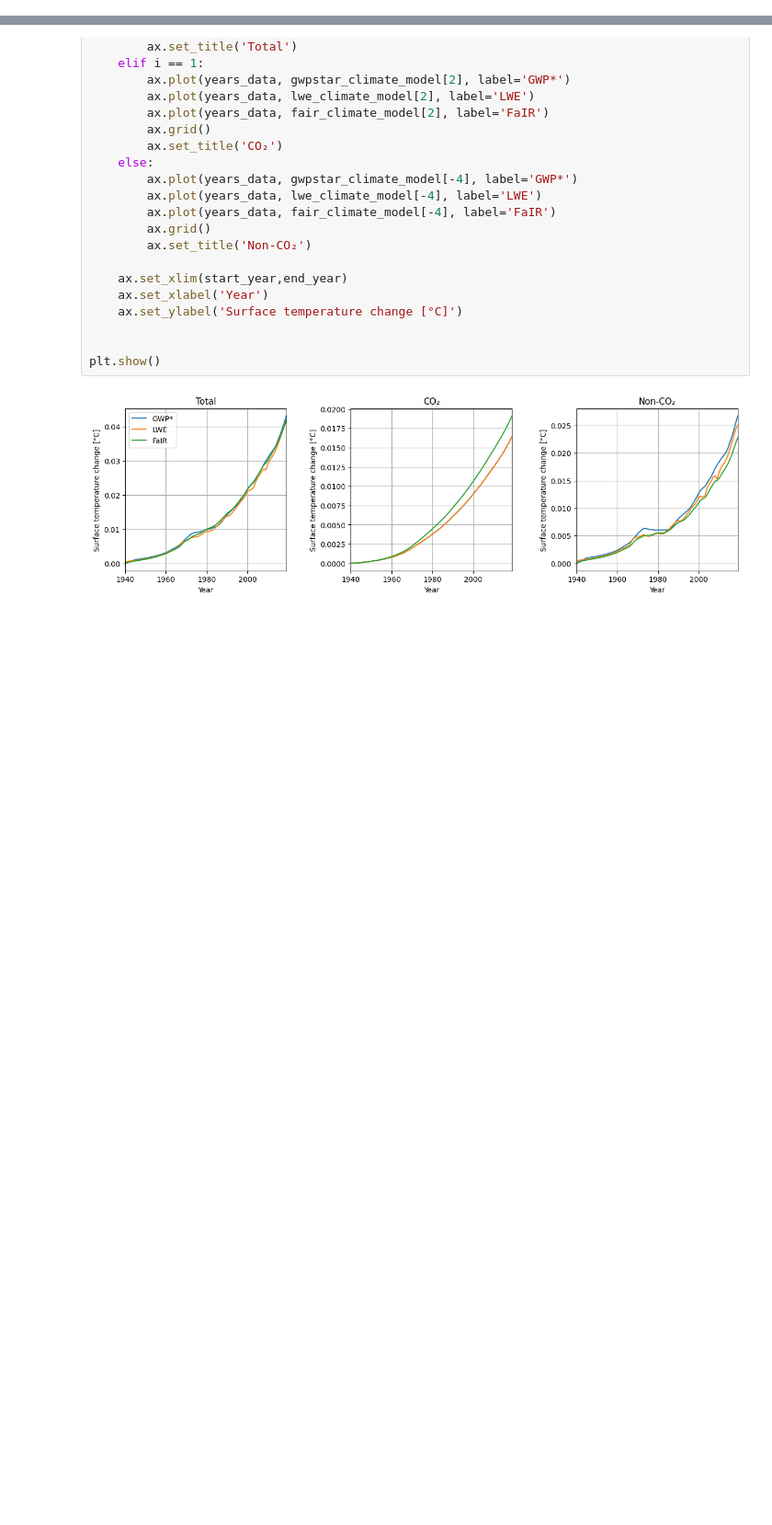
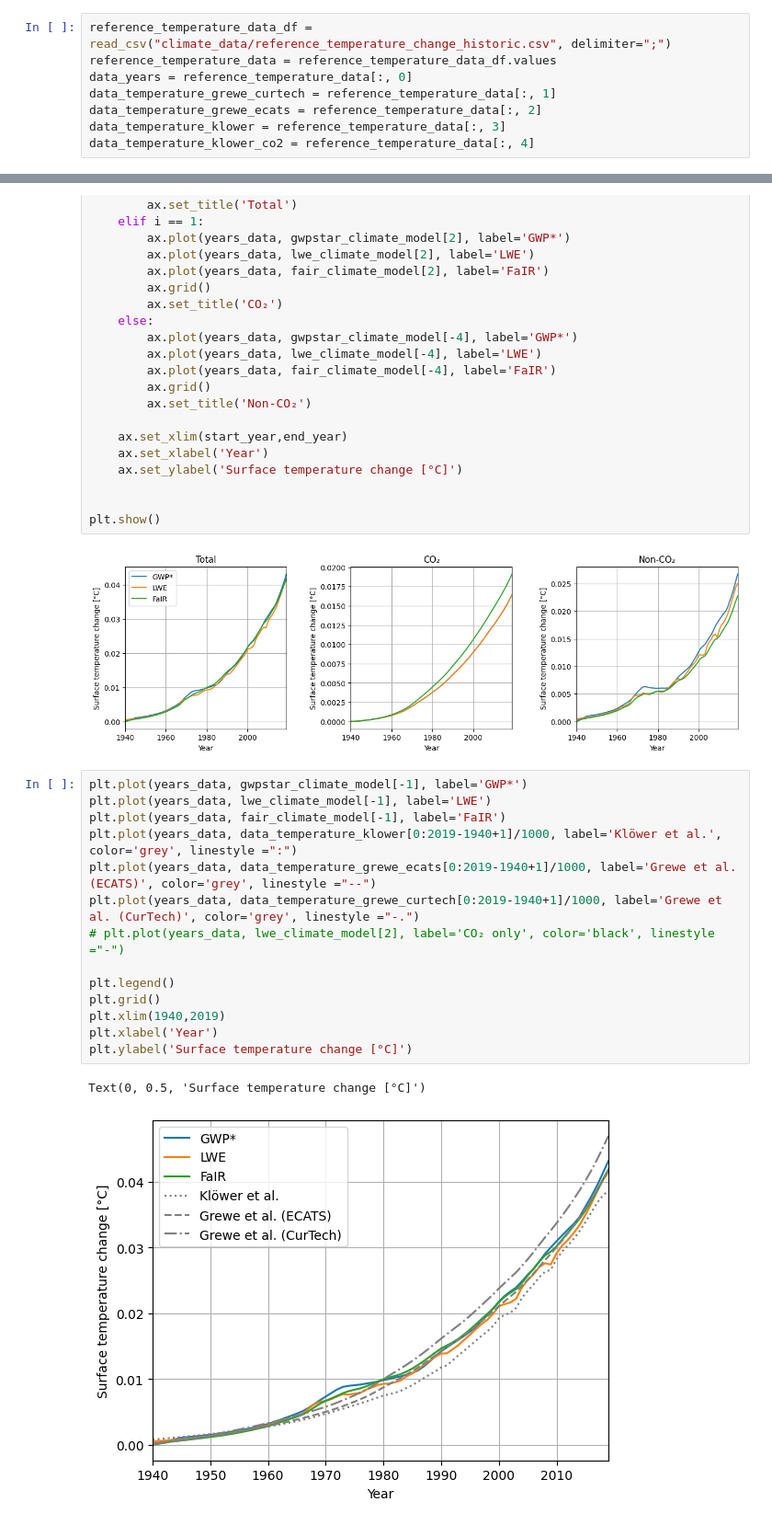
Before and after one commit to AeroMAPS/AeroCM, a Jupyter notebook: climate_models_comparison.ipynb, the cells around one changed output, grey strips where cells are left out. Shown at 92% size. Saved outputs shown, nothing was run; the diff lists cells and outputs as text; blank space fills up the shorter version.

```diff
--- a/climate_models_comparison.ipynb
+++ b/climate_models_comparison.ipynb
@@ -59,6 +59,14 @@ elif scenario == "Halt":
 
 start_year = int(years_data[0])
 end_year = int(years_data[-1])
+# %%
+reference_temperature_data_df = read_csv("climate_data/reference_temperature_change_historic.csv", delimiter=";")
+reference_temperature_data = reference_temperature_data_df.values
+data_years = reference_temperature_data[:, 0]
+data_temperature_grewe_curtech = reference_temperature_data[:, 1]
+data_temperature_grewe_ecats = reference_temperature_data[:, 2]
+data_temperature_klower = reference_temperature_data[:, 3]
+data_temperature_klower_co2 = reference_temperature_data[:, 4]
 # %%
 background_species_quantities = background_species_quantities_function(start_year, end_year, rcp='RCP45')
 sensitivity_erf_gwpstar = [0, 9.36e-13, 34.4e-12 * (14/46), -30.8e-12 * (14/46), 0.0052e-12, 100.7e-12, -19.9e-12]
@@ -128,3 +136,20 @@ for i, ax in enumerate(axes.flat):
 plt.show()
 # %% [output]
 [figure]
+# %%
+plt.plot(years_data, gwpstar_climate_model[-1], label='GWP*')
+plt.plot(years_data, lwe_climate_model[-1], label='LWE')
+plt.plot(years_data, fair_climate_model[-1], label='FaIR')
+plt.plot(years_data, data_temperature_klower[0:2019-1940+1]/1000, label='Klöwer et al.', color='grey', linestyle =":")
+plt.plot(years_data, data_temperature_grewe_ecats[0:2019-1940+1]/1000, label='Grewe et al. (ECATS)', color='grey', linestyle ="--")
+plt.plot(years_data, data_temperature_grewe_curtech[0:2019-1940+1]/1000, label='Grewe et al. (CurTech)', color='grey', linestyle ="-.")
+# plt.plot(years_data, lwe_climate_model[2], label='CO₂ only', color='black', linestyle ="-")
+
+plt.legend()
+plt.grid()
+plt.xlim(1940,2019)
+plt.xlabel('Year')
+plt.ylabel('Surface temperature change [°C]')
+# %% [output]
+Text(0, 0.5, 'Surface temperature change [°C]')
+[figure, added]
```
Also changed, not shown: parts of 1 cell of this notebook, 4 other files.
